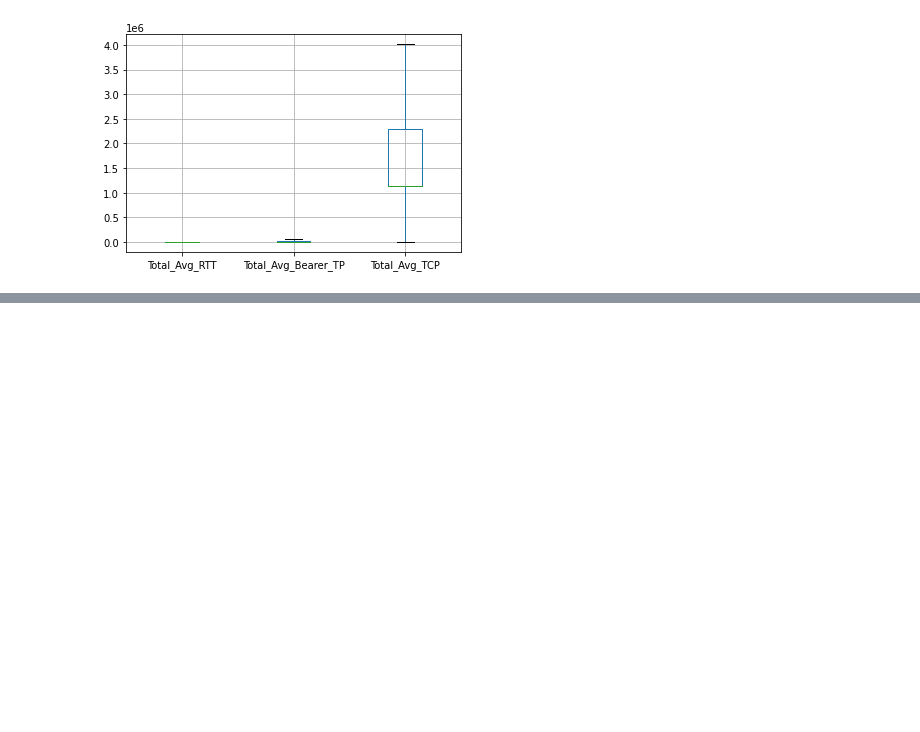
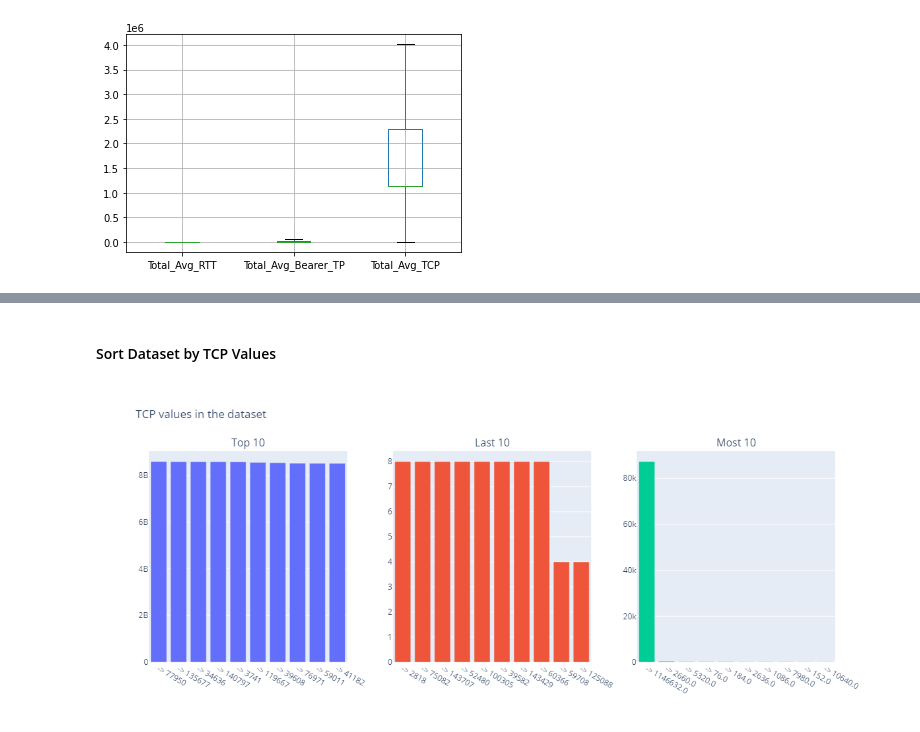
Before and after one commit to bkget/Telecom-Data-Analysis, a Jupyter notebook: notebooks/4.user_experience_analytics.ipynb, the cells around one changed output, grey strips where cells are left out. Saved outputs shown, nothing was run; the diff lists cells and outputs as text; code cells hidden in the pictures; blank space fills up the shorter version.

Commit message:
Sort dataset by TCP values

```diff
--- a/notebooks/4.user_experience_analytics.ipynb
+++ b/notebooks/4.user_experience_analytics.ipynb
@@ -203,0 +210,13 @@ user_experience.boxplot()
+# %% [markdown]
+#### Sort Dataset by TCP Values
+# %%
+sorted_by_tcp = user_experience_df.sort_values(
+    'Total_Avg_TCP', ascending=False)
+top_10 = sorted_by_tcp.head(10)['Total_Avg_TCP']
+last_10 = sorted_by_tcp.tail(10)['Total_Avg_TCP']
+most_10 = user_experience_df['Total_Avg_TCP'].value_counts().head(10)
+# %%
+mult_hist([top_10, last_10, most_10], 1,
+          3, "TCP values in the dataset", ['Top 10', 'Last 10', 'Most 10'])
+# %% [output]
+[figure, added]
```
Also changed, not shown: parts of 1 cell of this notebook.
